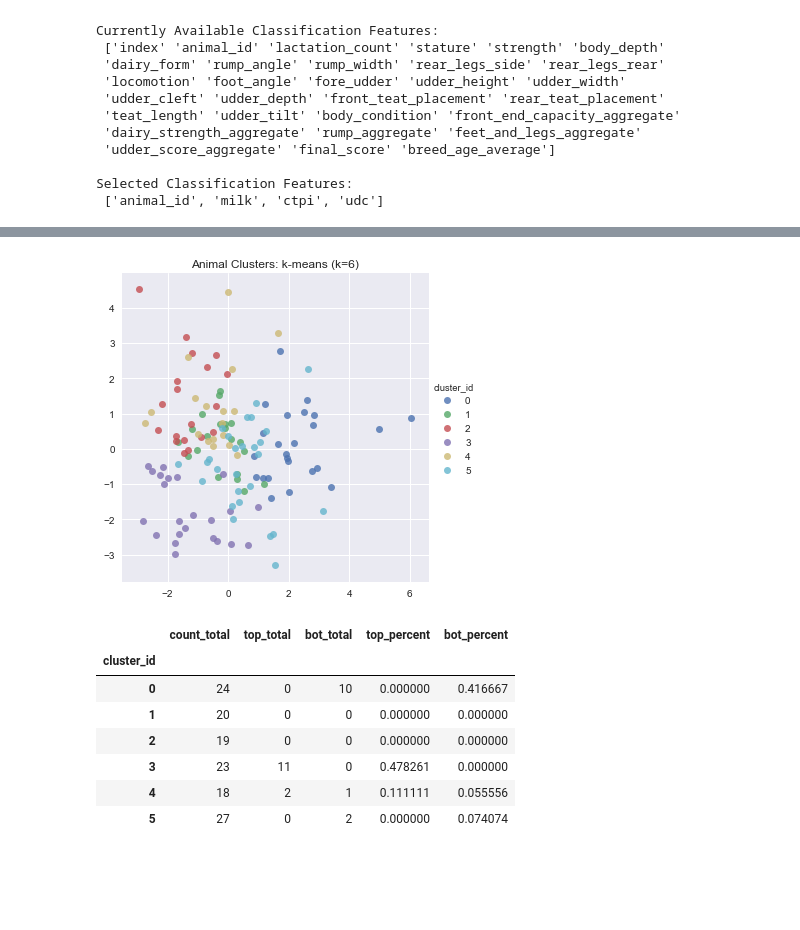
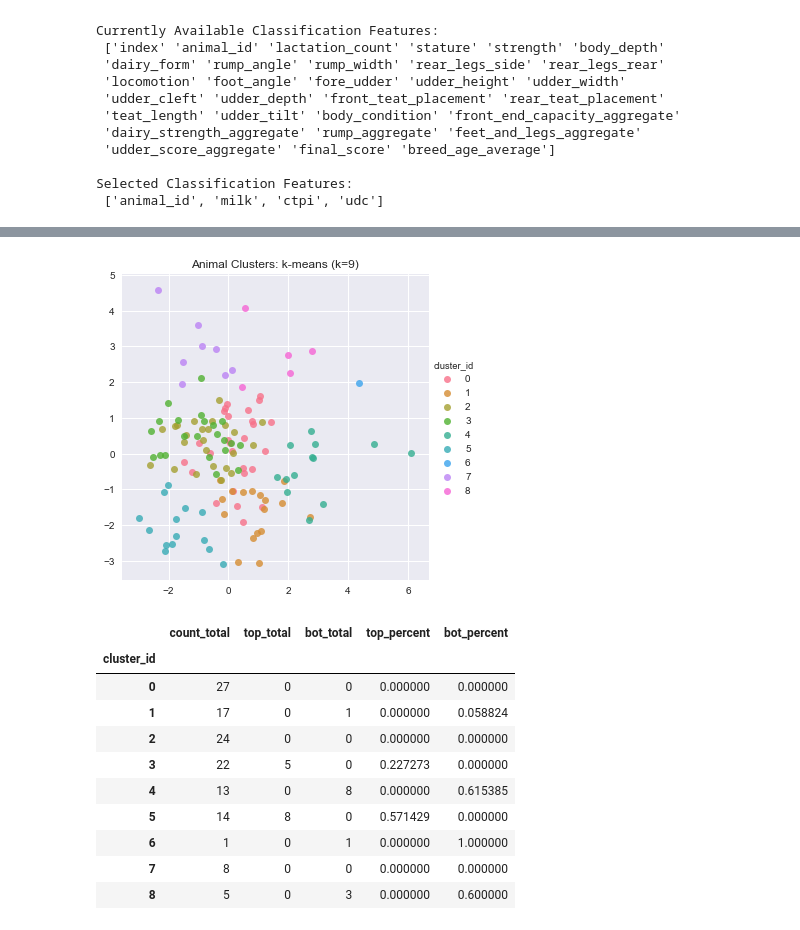
Before and after one commit to falaktheoptimist/happy-cows, a Jupyter notebook: notebooks/report-plot-generation/report-plot-pca-and-kmeans-cluster-analysis.ipynb, the cells around one changed output, grey strips where cells are left out. Cells and saved outputs as stored; diff of their text form; code cells hidden in the pictures; blank space fills up the shorter version.

```diff
--- a/notebooks/report-plot-generation/report-plot-pca-and-kmeans-cluster-analysis.ipynb
+++ b/notebooks/report-plot-generation/report-plot-pca-and-kmeans-cluster-analysis.ipynb
@@ -169,9 +169,9 @@ def conduct_pca_and_kmeans_analysis(data, animal_ids, pca_components=2, n_cluste
 
     return results
 # %%
-cluster_assignments = conduct_pca_and_kmeans_analysis(scaled_data, animal_ids, pca_components=2, n_clusters=6)
+cluster_assignments = conduct_pca_and_kmeans_analysis(scaled_data, animal_ids, pca_components=2, n_clusters=9)
 # %% [output]
-[figure, old version]
+[figure, new version]
 # %%
 def generate_profile_results(assignments, top_ids=[], bottom_ids=[]):
     cluster_results = []
@@ -195,9 +195,12 @@ generate_profile_results(cluster_assignments, top_ids, bot_ids)
 # %% [output]
 |  | count_total | top_total | bot_total | top_percent | bot_percent |
 | cluster_id |  |  |  |  |  |
-| 0 | 24 | 0 | 10 | 0.000000 | 0.416667 |
-| 1 | 20 | 0 | 0 | 0.000000 | 0.000000 |
-| 2 | 19 | 0 | 0 | 0.000000 | 0.000000 |
-| 3 | 23 | 11 | 0 | 0.478261 | 0.000000 |
-| 4 | 18 | 2 | 1 | 0.111111 | 0.055556 |
-| 5 | 27 | 0 | 2 | 0.000000 | 0.074074 |
+| 0 | 27 | 0 | 0 | 0.000000 | 0.000000 |
+| 1 | 17 | 0 | 1 | 0.000000 | 0.058824 |
+| 2 | 24 | 0 | 0 | 0.000000 | 0.000000 |
+| 3 | 22 | 5 | 0 | 0.227273 | 0.000000 |
+| 4 | 13 | 0 | 8 | 0.000000 | 0.615385 |
+| 5 | 14 | 8 | 0 | 0.571429 | 0.000000 |
+| 6 | 1 | 0 | 1 | 0.000000 | 1.000000 |
+| 7 | 8 | 0 | 0 | 0.000000 | 0.000000 |
+| 8 | 5 | 0 | 3 | 0.000000 | 0.600000 |
```
Also changed, not shown: parts of 1 cell of this notebook, 10 other files.
